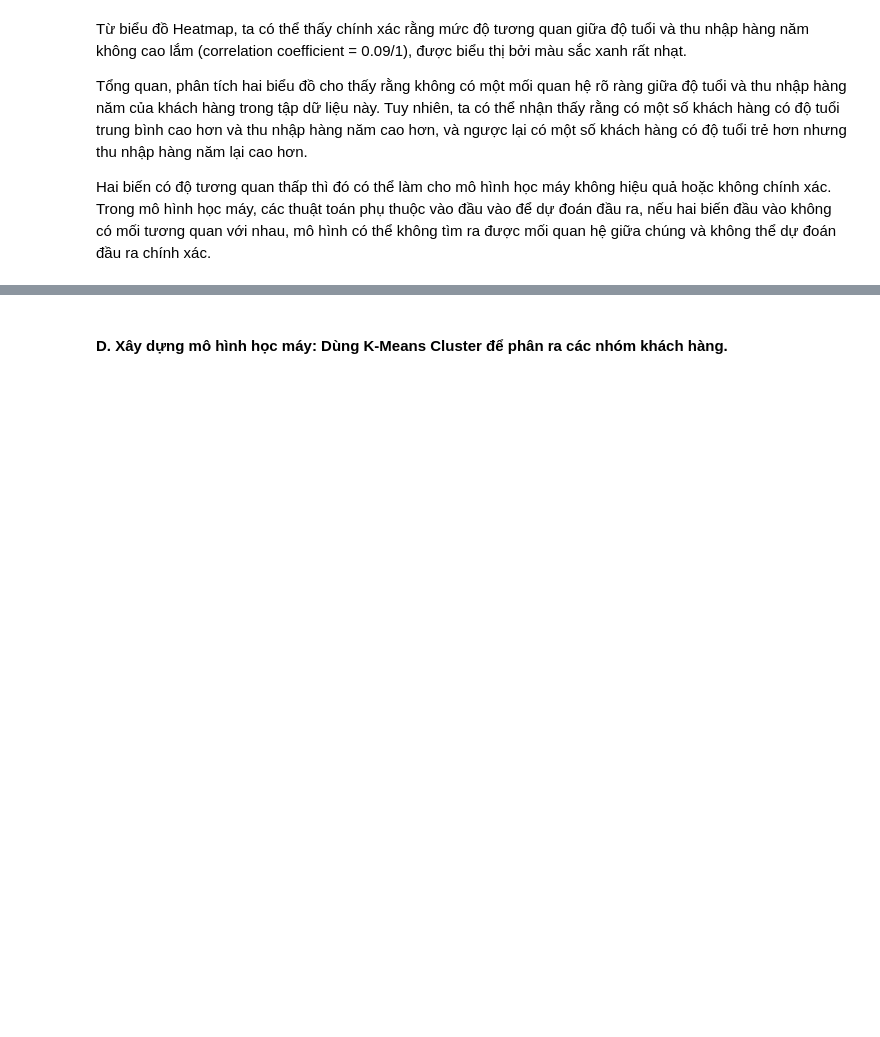
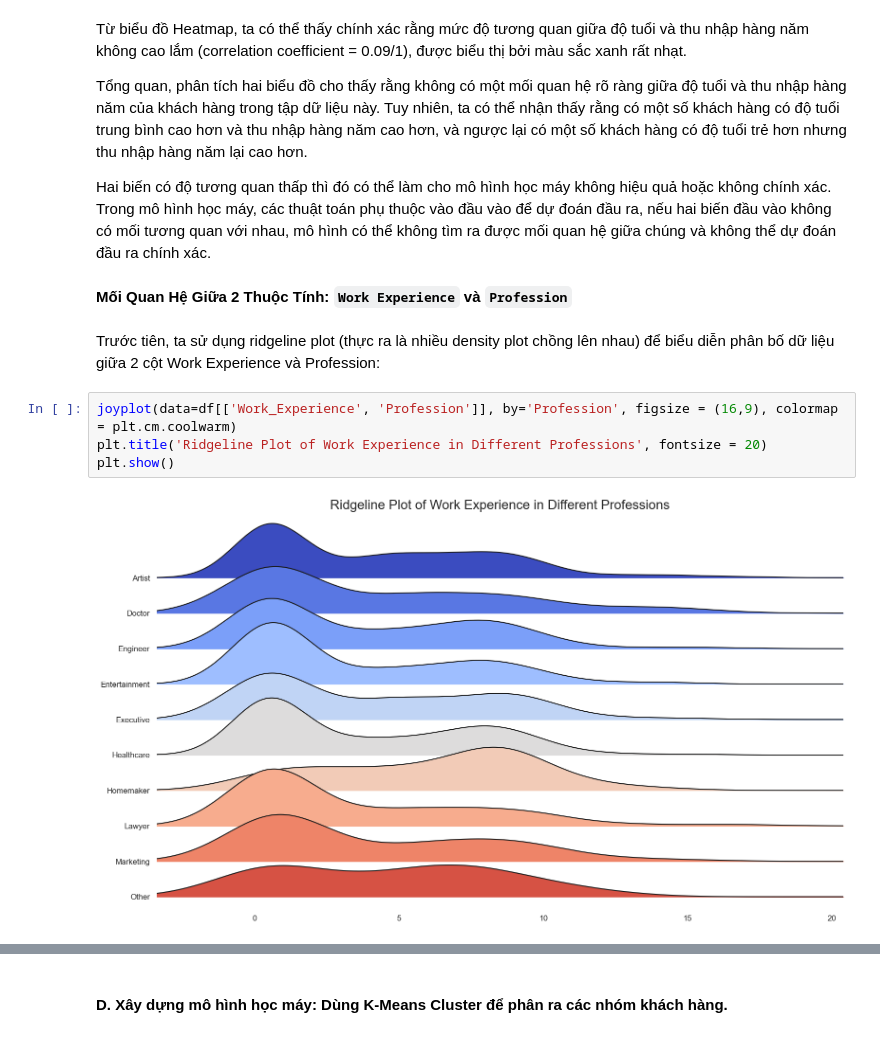
Before and after one commit to tungbtt/Lab01_DV, a Jupyter notebook: lab01.ipynb, the cells around one changed output, grey strips where cells are left out. Cells and saved outputs as stored; diff of their text form; blank space fills up the shorter version.

```diff
--- a/lab01.ipynb
+++ b/lab01.ipynb
@@ -400,3 +409,13 @@ Từ biểu đồ Heatmap, ta có thể thấy chính xác rằng mức độ t
 Tổng quan, phân tích hai biểu đồ cho thấy rằng không có một mối quan hệ rõ ràng giữa độ tuổi và thu nhập hàng năm của khách hàng trong tập dữ liệu này. Tuy nhiên, ta có thể nhận thấy rằng có một số khách hàng có độ tuổi trung bình cao hơn và thu nhập hàng năm cao hơn, và ngược lại có một số khách hàng có độ tuổi trẻ hơn nhưng thu nhập hàng năm lại cao hơn.
 
 Hai biến có độ tương quan thấp thì đó có thể làm cho mô hình học máy không hiệu quả hoặc không chính xác. Trong mô hình học máy, các thuật toán phụ thuộc vào đầu vào để dự đoán đầu ra, nếu hai biến đầu vào không có mối tương quan với nhau, mô hình có thể không tìm ra được mối quan hệ giữa chúng và không thể dự đoán đầu ra chính xác.
+# %% [markdown]
+**Mối Quan Hệ Giữa 2 Thuộc Tính: `Work Experience` và `Profession`**
+# %% [markdown]
+Trước tiên, ta sử dụng ridgeline plot (thực ra là nhiều density plot chồng lên nhau) để biểu diễn phân bố dữ liệu giữa 2 cột Work Experience và Profession:
+# %%
+joyplot(data=df[['Work_Experience', 'Profession']], by='Profession', figsize = (16,9), colormap = plt.cm.coolwarm)
+plt.title('Ridgeline Plot of Work Experience in Different Professions', fontsize = 20)
+plt.show()
+# %% [output]
+[figure, added]
```
Also changed, not shown: parts of 10 cells of this notebook.
